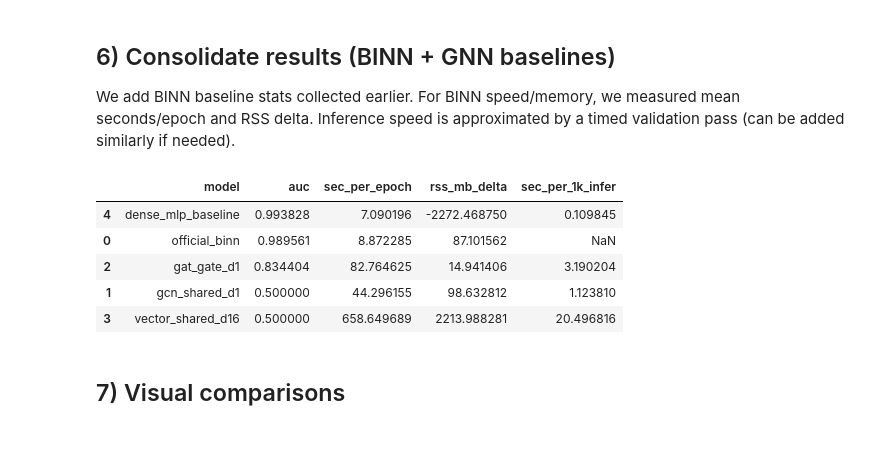
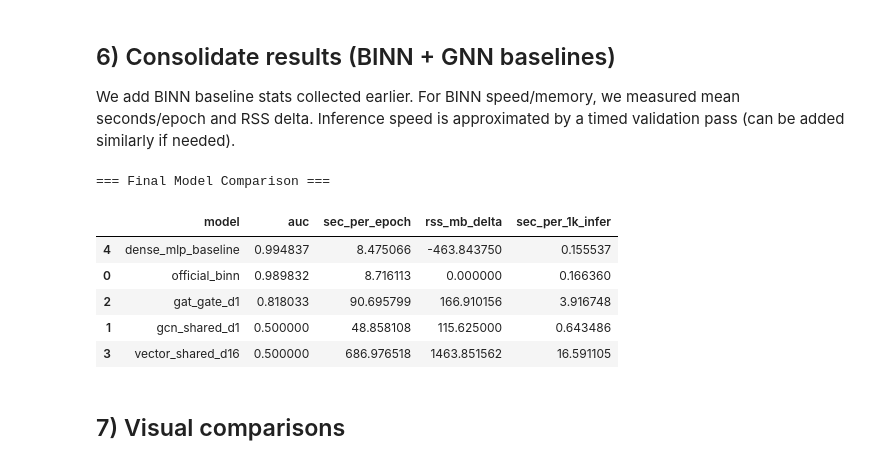
Before and after one commit to niloofarmaani/Are-Binns-just-GNNs-, a Jupyter notebook: BINN_vs_GNN_TCGA_comparison.ipynb, the cells around one changed output. Drawn from its saved outputs; the diff is of its cells as text; code cells hidden in the pictures.

```diff
--- a/BINN_vs_GNN_TCGA_comparison.ipynb
+++ b/BINN_vs_GNN_TCGA_comparison.ipynb
@@ -589,23 +786,34 @@ We add BINN baseline stats collected earlier.
 For BINN speed/memory, we measured mean seconds/epoch and RSS delta.
 Inference speed is approximated by a timed validation pass (can be added similarly if needed).
 # %%
-# Add BINN entry (note: inference speed not measured in this notebook for BINN)
+# Convert results list (GNN models) to dataframe
+df_results = pd.DataFrame(results)
+
+# Create BINN row using values computed earlier
 df_binn = pd.DataFrame([{
-    'model':'official_binn',
-    'auc': float(auc_binn),
-    'sec_per_epoch': float(np.mean(epoch_times)),
-    'rss_mb_delta': float(mem1-mem0),
-    'sec_per_1k_infer': float('nan'),
+    "model": "official_binn",
+    "auc": float(auc_binn),
+    "sec_per_epoch": float(sec_per_epoch),
+    "rss_mb_delta": float(mem1 - mem0),
+    "sec_per_1k_infer": float(sec_per_1k),
 }])
+
+# Combine BINN with GNN results
 df_all = pd.concat([df_binn, df_results], ignore_index=True)
-display(df_all.sort_values('auc', ascending=False))
+
+# Sort by AUC for readability
+df_all = df_all.sort_values("auc", ascending=False)
+
+print("\n=== Final Model Comparison ===\n")
+display(df_all)
 # %% [output]
+=== Final Model Comparison ===
 |  | model | auc | sec_per_epoch | rss_mb_delta | sec_per_1k_infer |
-| 4 | dense_mlp_baseline | 0.993828 | 7.090196 | -2272.468750 | 0.109845 |
-| 0 | official_binn | 0.989561 | 8.872285 | 87.101562 | NaN |
-| 2 | gat_gate_d1 | 0.834404 | 82.764625 | 14.941406 | 3.190204 |
-| 1 | gcn_shared_d1 | 0.500000 | 44.296155 | 98.632812 | 1.123810 |
-| 3 | vector_shared_d16 | 0.500000 | 658.649689 | 2213.988281 | 20.496816 |
+| 4 | dense_mlp_baseline | 0.994837 | 8.475066 | -463.843750 | 0.155537 |
+| 0 | official_binn | 0.989832 | 8.716113 | 0.000000 | 0.166360 |
+| 2 | gat_gate_d1 | 0.818033 | 90.695799 | 166.910156 | 3.916748 |
+| 1 | gcn_shared_d1 | 0.500000 | 48.858108 | 115.625000 | 0.643486 |
+| 3 | vector_shared_d16 | 0.500000 | 686.976518 | 1463.851562 | 16.591105 |
 # %% [markdown]
 ## 7) Visual comparisons
 # %%
```
Also changed, not shown: parts of 5 cells of this notebook.
